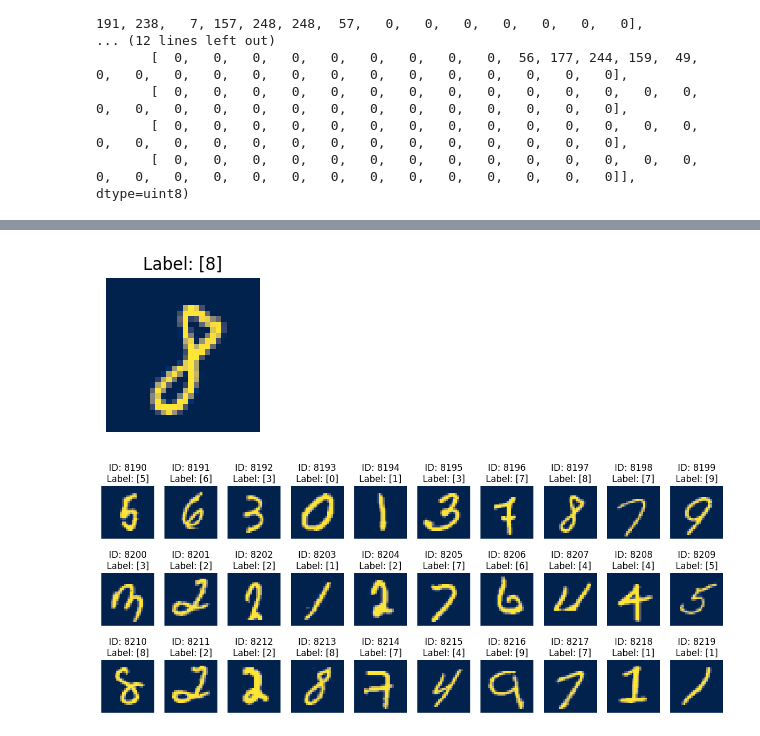
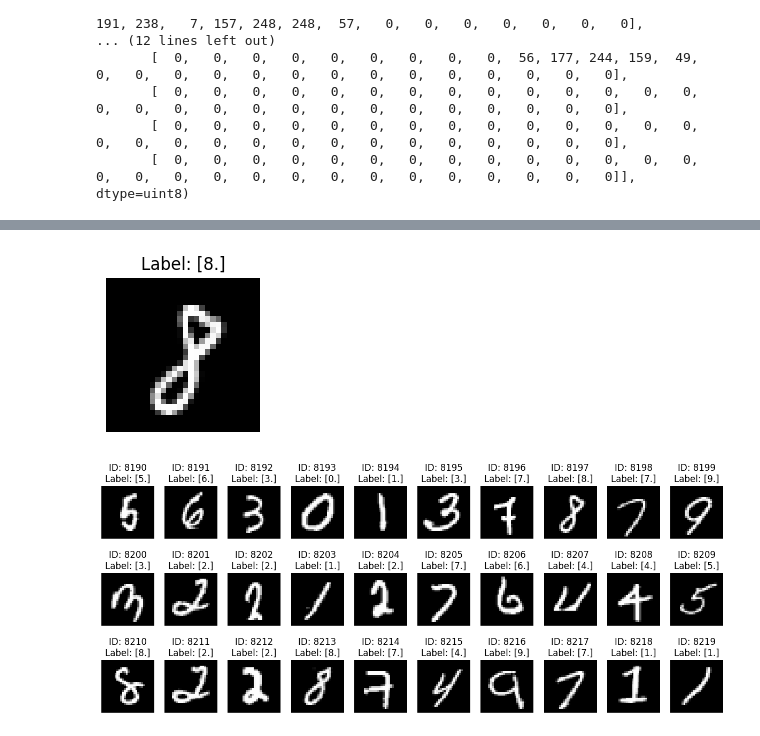
Before and after one commit to DohByDohX/MLStuff, a Jupyter notebook: ANN_Practice/4.MNIST_Classifier.ipynb, the cells around one changed output, grey strips where cells are left out. Cells and saved outputs as stored; diff of their text form; code cells hidden in the pictures.

```diff
--- a/ANN_Practice/4.MNIST_Classifier.ipynb
+++ b/ANN_Practice/4.MNIST_Classifier.ipynb
@@ -15,7 +17,7 @@ def read_idx3_ubtype(filename):
         #0x00000803(2051) is for image file
         if magic == 2051:
             n_images, n_rows, n_cols = struct.unpack('>III', f.read(12))
-            return np.fromfile(f, dtype=np.uint8).reshape(n_images, n_rows, n_cols)
+            return np.fromfile(f, dtype=np.uint8).reshape(n_images, n_rows * n_cols)
         else:
             n_lables, = struct.unpack('>I', f.read(4))
             return np.fromfile(f, dtype=np.uint8).reshape(n_lables, 1)
@@ -26,0 +33,8 @@ test_labels = read_idx3_ubtype(test_lbl)
+# %%
+#Vectorize lables
+def vectorize(i):
+    out = np.zeros((10,1))
+    out[i] = 1
+    return out
+
+vectorize(train_labels[8197])
@@ -47,6 +72,8 @@ array([[  0,   0,   0,   0,   0,   0,   0,   0,   0,   0,   0,   0,   0,   0,
        [  0,   0,   0,   0,   0,   0,   0,   0,   0,   0,   0,   0,   0,   0,   0,   0,   0,   0,   0,   0,   0,   0,   0,   0,   0,   0,   0,   0]], dtype=uint8)
 # %%
 #normaliez
-# Convert to float64
-train_data = train_data.astype(np.float64) / 255.0
-test_data = test_data.astype(np.float64) / 255.0
+# Convert to float64 and wrap
+vec_train_labels = np.array([vectorize(l) for l in train_labels])
+vec_test_labels = np.array([vectorize(l) for l in test_labels])
+train_data = [(np.reshape(img, (784, 1)), lbl) for img, lbl in zip(train_data.astype(np.float64) / 255.0, vec_train_labels)]
+test_data = [(np.reshape(img, (784, 1)), lbl) for img, lbl in zip(test_data.astype(np.float64) / 255.0, vec_test_labels)]
@@ -76,14 +83,14 @@ import matplotlib.pyplot as plt
 # %%
 # Visualize a single image
 plt.figure(figsize=(2,2))
-image = train_data[8197]
-label = train_labels[8197]
-plt.imshow(image, cmap='cividis')
+image = train_data[8197][0].reshape(28, 28)
+label = np.dot(range(10), train_data[8197][1])
+plt.imshow(image, cmap='gray')
 plt.title(f"Label: {label}")
 plt.axis('off')
 plt.show()
 # %% [output]
-[figure, old version]
+[figure, new version]
 # %%
 # Visualize a multiple images
 def show_images(idx):
@@ -93,13 +100,13 @@ def show_images(idx):
     plt.figure(figsize=(15, n_rows*2))
     for i in range(len(idx)):
         plt.subplot(n_rows, n_cols, i + 1)
-        image = train_data[idx[i]]
-        label = train_labels[idx[i]]
-        plt.imshow(image, cmap='cividis')
+        image = train_data[idx[i]][0].reshape(28, 28)
+        label = np.dot(range(10), train_data[idx[i]][1])
+        plt.imshow(image, cmap='gray')
         plt.title(f"ID: {idx[i]}\nLabel: {label}")
         plt.axis('off')
     plt.show()
 
 show_images(range(8190,8220, 1))
 # %% [output]
-[figure, old version]
+[figure, new version]
```
Also changed, not shown: parts of 17 cells of this notebook.
